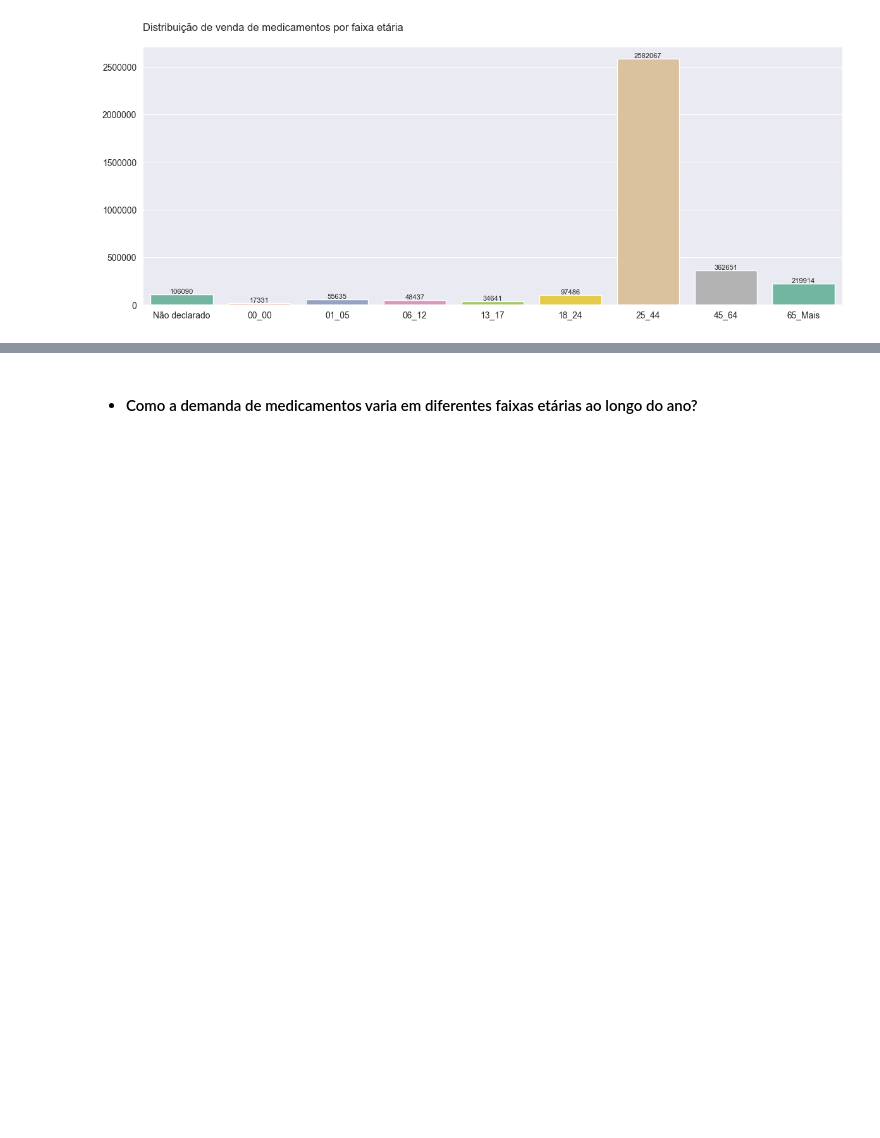
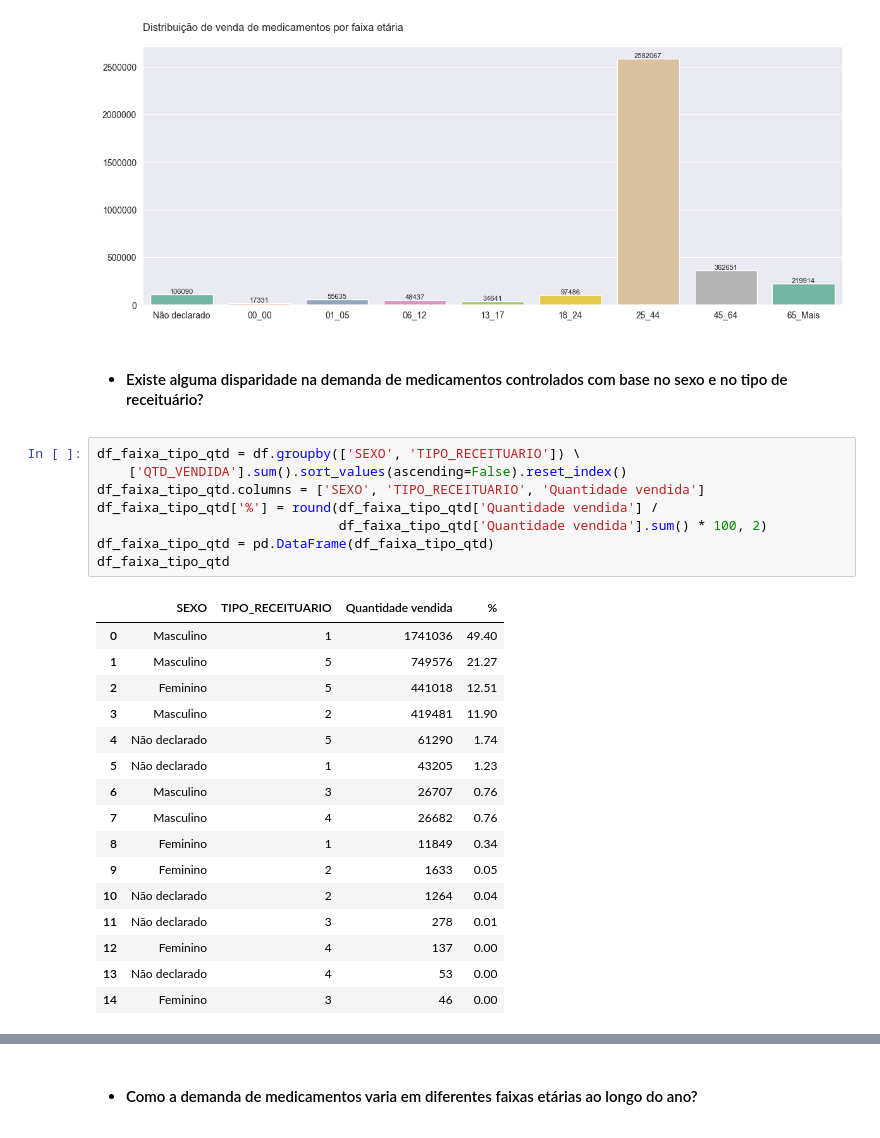
Before and after one commit to emso-exe/Venda_de_medicamentos_controlados_e_antimicrobianos_-_industrializados, a Jupyter notebook: 001_analise_de_vendas.ipynb, the cells around one changed output, grey strips where cells are left out. Cells and saved outputs as stored; diff of their text form; blank space fills up the shorter version.

```diff
--- a/001_analise_de_vendas.ipynb
+++ b/001_analise_de_vendas.ipynb
@@ -1066,3 +1067,30 @@ fn.graf_barplot(df_faixa_qtd_vendida, 'FAIXA_ETARIA', 'Quantidade vendida',
                 'Distribuição de venda de medicamentos por faixa etária')
 # %% [output]
 [figure]
+# %% [markdown]
+* #### Existe alguma disparidade na demanda de medicamentos controlados com base no sexo e no tipo de receituário?
+# %%
+df_faixa_tipo_qtd = df.groupby(['SEXO', 'TIPO_RECEITUARIO']) \
+    ['QTD_VENDIDA'].sum().sort_values(ascending=False).reset_index()
+df_faixa_tipo_qtd.columns = ['SEXO', 'TIPO_RECEITUARIO', 'Quantidade vendida']
+df_faixa_tipo_qtd['%'] = round(df_faixa_tipo_qtd['Quantidade vendida'] /
+                               df_faixa_tipo_qtd['Quantidade vendida'].sum() * 100, 2)
+df_faixa_tipo_qtd = pd.DataFrame(df_faixa_tipo_qtd)
+df_faixa_tipo_qtd
+# %% [output]
+|  | SEXO | TIPO_RECEITUARIO | Quantidade vendida | % |
+| 0 | Masculino | 1 | 1741036 | 49.40 |
+| 1 | Masculino | 5 | 749576 | 21.27 |
+| 2 | Feminino | 5 | 441018 | 12.51 |
+| 3 | Masculino | 2 | 419481 | 11.90 |
+| 4 | Não declarado | 5 | 61290 | 1.74 |
+| 5 | Não declarado | 1 | 43205 | 1.23 |
+| 6 | Masculino | 3 | 26707 | 0.76 |
+| 7 | Masculino | 4 | 26682 | 0.76 |
+| 8 | Feminino | 1 | 11849 | 0.34 |
+| 9 | Feminino | 2 | 1633 | 0.05 |
+| 10 | Não declarado | 2 | 1264 | 0.04 |
+| 11 | Não declarado | 3 | 278 | 0.01 |
+| 12 | Feminino | 4 | 137 | 0.00 |
+| 13 | Não declarado | 4 | 53 | 0.00 |
+| 14 | Feminino | 3 | 46 | 0.00 |
```
Also changed, not shown: parts of 25 cells of this notebook.
